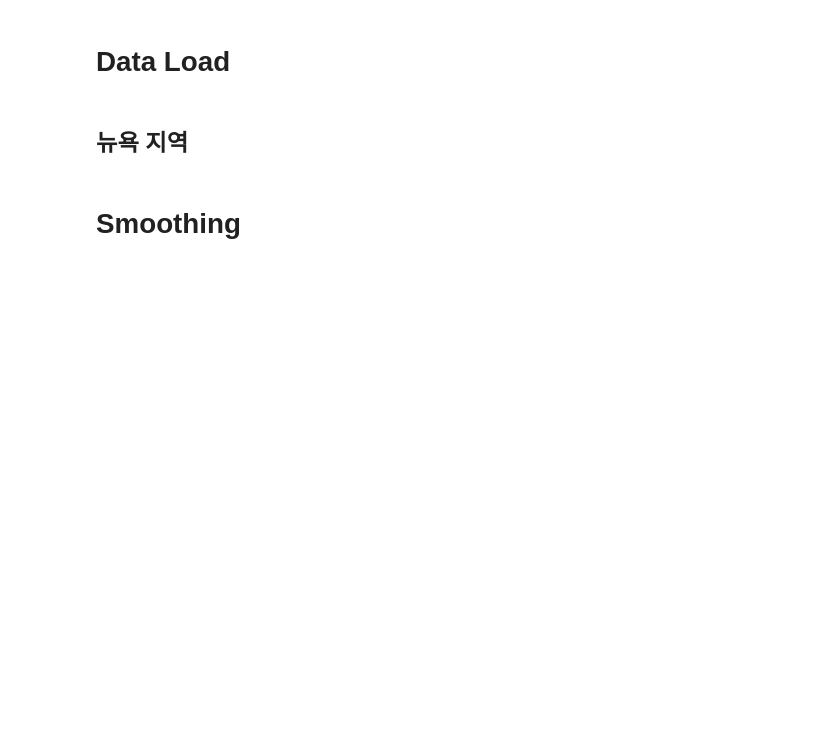
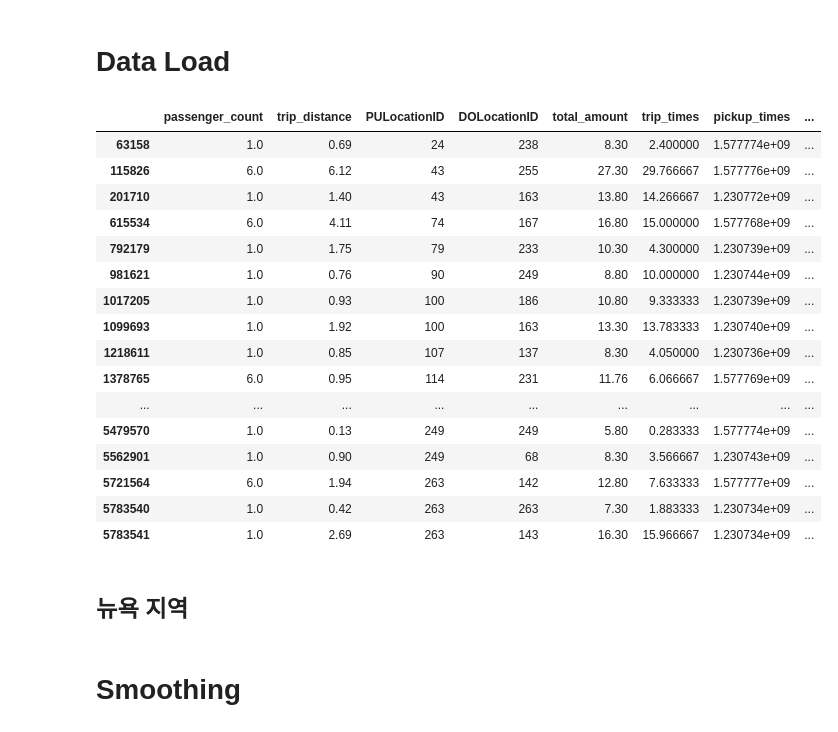
Before and after one commit to SoftwareApplicatiokn/newyork_taxi, a Jupyter notebook: taxi_model.ipynb, the cells around one changed output. Drawn from its saved outputs; the diff is of its cells as text; code cells hidden in the pictures; blank space fills up the shorter version.

```diff
--- a/taxi_model.ipynb
+++ b/taxi_model.ipynb
@@ -43,6 +43,26 @@ def load_data():
     return months_frame, months_groupby
 # %%
 months_frame, months_groupby = load_data()
+# %%
+months_frame[0][months_frame[0]['pickup_bins']<0]
+# %% [output]
+|  | passenger_count | trip_distance | PULocationID | DOLocationID | total_amount | trip_times | pickup_times | ... |
+| 63158 | 1.0 | 0.69 | 24 | 238 | 8.30 | 2.400000 | 1.577774e+09 | ... |
+| 115826 | 6.0 | 6.12 | 43 | 255 | 27.30 | 29.766667 | 1.577776e+09 | ... |
+| 201710 | 1.0 | 1.40 | 43 | 163 | 13.80 | 14.266667 | 1.230772e+09 | ... |
+| 615534 | 6.0 | 4.11 | 74 | 167 | 16.80 | 15.000000 | 1.577768e+09 | ... |
+| 792179 | 1.0 | 1.75 | 79 | 233 | 10.30 | 4.300000 | 1.230739e+09 | ... |
+| 981621 | 1.0 | 0.76 | 90 | 249 | 8.80 | 10.000000 | 1.230744e+09 | ... |
+| 1017205 | 1.0 | 0.93 | 100 | 186 | 10.80 | 9.333333 | 1.230739e+09 | ... |
+| 1099693 | 1.0 | 1.92 | 100 | 163 | 13.30 | 13.783333 | 1.230740e+09 | ... |
+| 1218611 | 1.0 | 0.85 | 107 | 137 | 8.30 | 4.050000 | 1.230736e+09 | ... |
+| 1378765 | 6.0 | 0.95 | 114 | 231 | 11.76 | 6.066667 | 1.577769e+09 | ... |
+| ... | ... | ... | ... | ... | ... | ... | ... | ... |
+| 5479570 | 1.0 | 0.13 | 249 | 249 | 5.80 | 0.283333 | 1.577774e+09 | ... |
+| 5562901 | 1.0 | 0.90 | 249 | 68 | 8.30 | 3.566667 | 1.230743e+09 | ... |
+| 5721564 | 6.0 | 1.94 | 263 | 142 | 12.80 | 7.633333 | 1.577777e+09 | ... |
+| 5783540 | 1.0 | 0.42 | 263 | 263 | 7.30 | 1.883333 | 1.230734e+09 | ... |
+| 5783541 | 1.0 | 2.69 | 263 | 143 | 16.30 | 15.966667 | 1.230734e+09 | ... |
 # %% [markdown]
 ## 뉴욕 지역
 # %%
```
Also changed, not shown: parts of 4 cells of this notebook, 3 other files.
